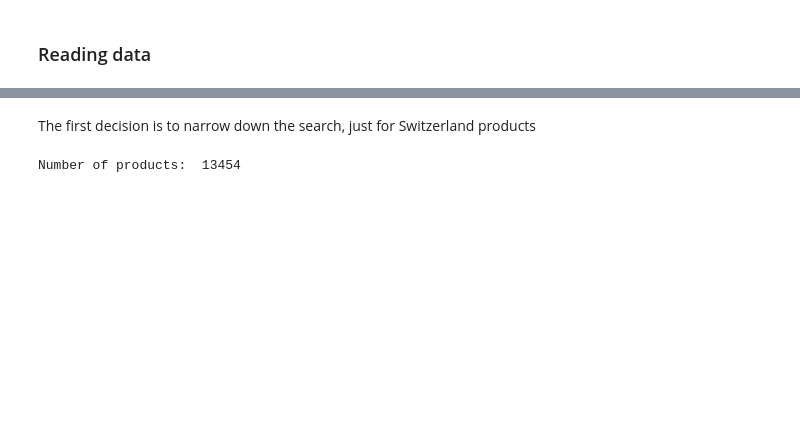
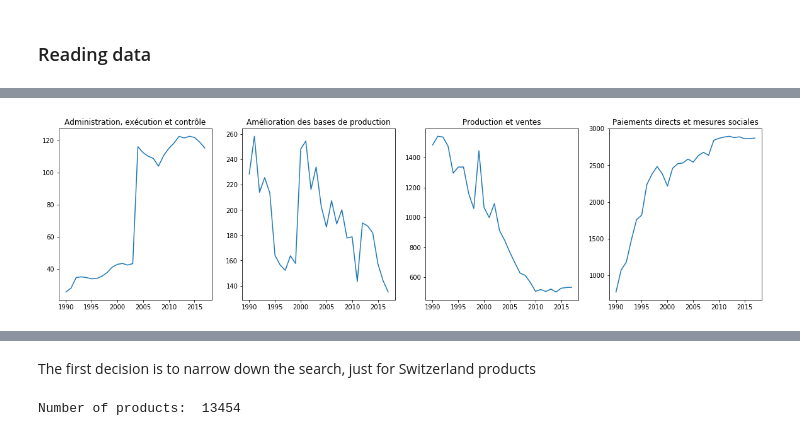
Before and after one commit to MrymZakani/ADA, a Jupyter notebook: LocalConsOverTime.ipynb, the cells around one changed output, grey strips where cells are left out. Saved outputs shown, nothing was run; the diff lists cells and outputs as text; code cells hidden in the pictures; blank space fills up the shorter version.

```diff
--- a/LocalConsOverTime.ipynb
+++ b/LocalConsOverTime.ipynb
@@ -23,0 +25,9 @@ openfood = pd.read_csv(DATA_FOLDER + openfood_file, sep = '\t')
+# %%
+invAgr_file = "je-f-07.02.03.02.04.xlsx"
+header_row = 2
+invAgr = pd.read_excel(DATA_FOLDER + invAgr_file, header=header_row)
+#Remove first rows (with contextual information)
+invAgr.drop(invAgr.index[0:7], inplace=True)
+#Remove last rows (with duplicate information and contextual information)
+invAgr.drop(invAgr.index[16:43], inplace=True)
+invAgr = invAgr.set_index('Unnamed: 0')
@@ -23,0 +48,6 @@ openfood = pd.read_csv(DATA_FOLDER + openfood_file, sep = '\t')
+# %%
+catInvAgr = invAgr.loc[(invAgr.index== 'Administration, exécution et contrôle')]
+catInvAgr = catInvAgr.append(invAgr.loc[(invAgr.index== 'Amélioration des bases de production')])
+catInvAgr = catInvAgr.append(invAgr.loc[(invAgr.index== 'Production et ventes')])
+catInvAgr = catInvAgr.append(invAgr.loc[(invAgr.index== 'Paiements directs et mesures sociales')])
+catInvAgr
@@ -23,0 +62,9 @@ openfood = pd.read_csv(DATA_FOLDER + openfood_file, sep = '\t')
+# %%
+# 3 figures in same output
+fig, axes = plt.subplots(nrows=1, ncols=4, figsize=(20,5))
+_ = catInvAgr.iloc[0].plot(ax=axes[0], kind='line', title="Administration, exécution et contrôle")
+_ = catInvAgr.iloc[1].plot(ax=axes[1], kind='line', title="Amélioration des bases de production")
+_ = catInvAgr.iloc[2].plot(ax=axes[2], kind='line', title="Production et ventes")
+_ = catInvAgr.iloc[3].plot(ax=axes[3], kind='line', title="Paiements directs et mesures sociales")
+# %% [output]
+[figure, added]
```
Also changed, not shown: parts of 14 cells of this notebook.
